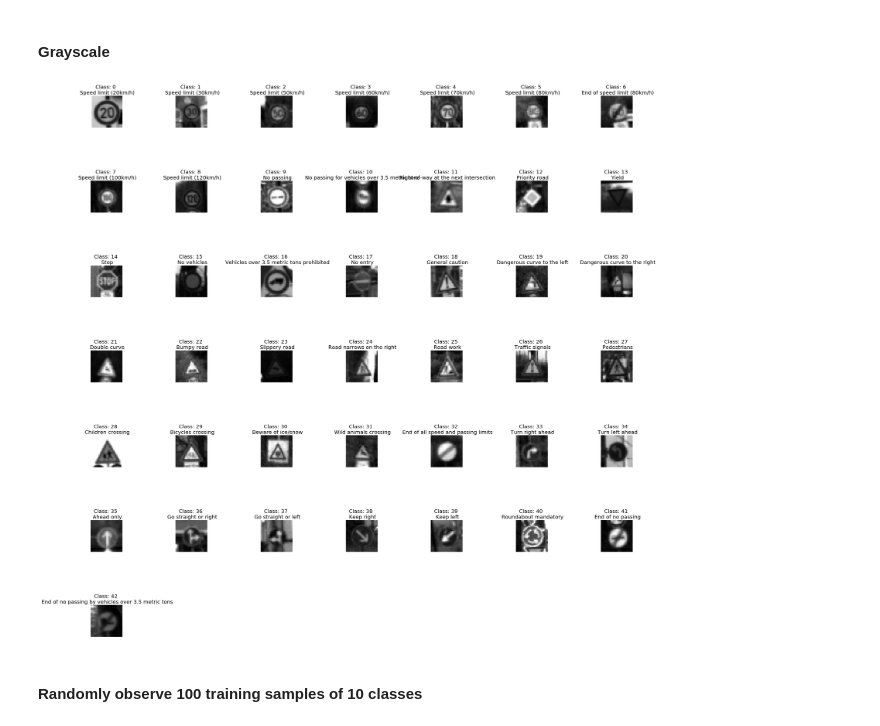
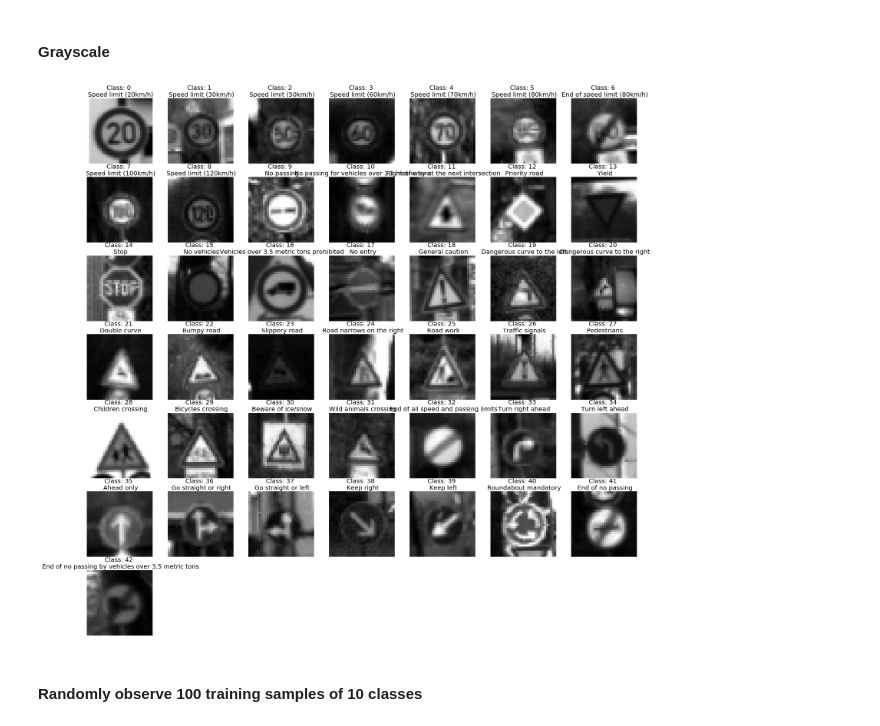
Before and after one commit to dragon7-fc/CarND-Traffic-Sign-Classifier-Project, a Jupyter notebook: Traffic_Sign_Classifier.ipynb, the cells around one changed output. Drawn from its saved outputs; the diff is of its cells as text; code cells hidden in the pictures.

```diff
--- a/Traffic_Sign_Classifier.ipynb
+++ b/Traffic_Sign_Classifier.ipynb
@@ -188,33 +188,35 @@ Use the code cell (or multiple code cells, if necessary) to implement the first
 # %%
 import cv2
 import numpy as np
 
 def grayscale(data):
     out_data = []
     for img in data:
 
         ## grayscale
         gray = cv2.cvtColor(img, cv2.COLOR_RGB2GRAY)
 
         out_data.append(gray)
     return np.array(out_data)
 
 X_train_gray = grayscale(X_train)
+y_train_gray = np.copy(y_train)
 X_valid_gray = grayscale(X_valid)
+y_valid_gray = np.copy(y_valid)
 X_test_gray = grayscale(X_test)
+y_test_gray = np.copy(y_test)
 
 ### Show images with it label.
 plt.figure(figsize=(32, 32))
 for i in range(0, n_classes):
     plt.subplot(7, 7, i+1)
     x_train_gray_selected = X_train_gray[y_train == i]
     plt.imshow(x_train_gray_selected[0], cmap='gray') #draw the first image of each class
     plt.title('Class: {} \n {}'.format(i, all_labels[i]), fontsize=20)
     plt.axis('off')
-plt.tight_layout()
 plt.show()
 # %% [output]
-[figure, old version]
+[figure, new version]
 # %% [markdown]
 #### Randomly observe 100 training samples of 10 classes
 # %%
```
Also changed, not shown: parts of 4 cells of this notebook.
